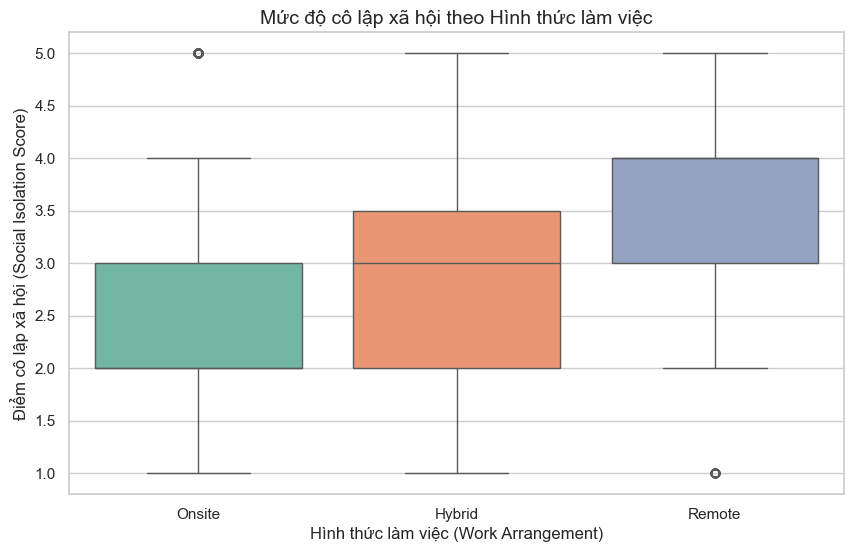
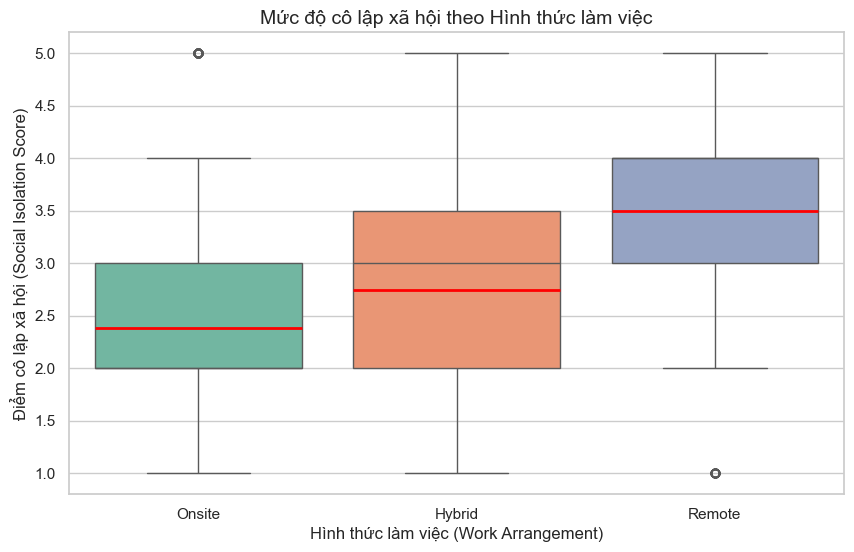
The change to this notebook cell's code, shown as a diff; its figure went from the first image to the second:
--- before
+++ after
@@ -1,4 +1,9 @@
 plt.figure(figsize=(10, 6))
-sns.boxplot(data=df, x='Work_Arrangement', y='Social_Isolation_Score', palette='Set2')
+sns.boxplot(data=df, x='Work_Arrangement', y='Social_Isolation_Score', palette='Set2', showmeans = True, meanline = True, 
+            meanprops={
+                'linestyle' : '-',
+                'color' : 'red',
+                'linewidth' : 2
+            })
 plt.title('Mức độ cô lập xã hội theo Hình thức làm việc', fontsize=14)
 plt.xlabel('Hình thức làm việc (Work Arrangement)')

Commit: fix commnet